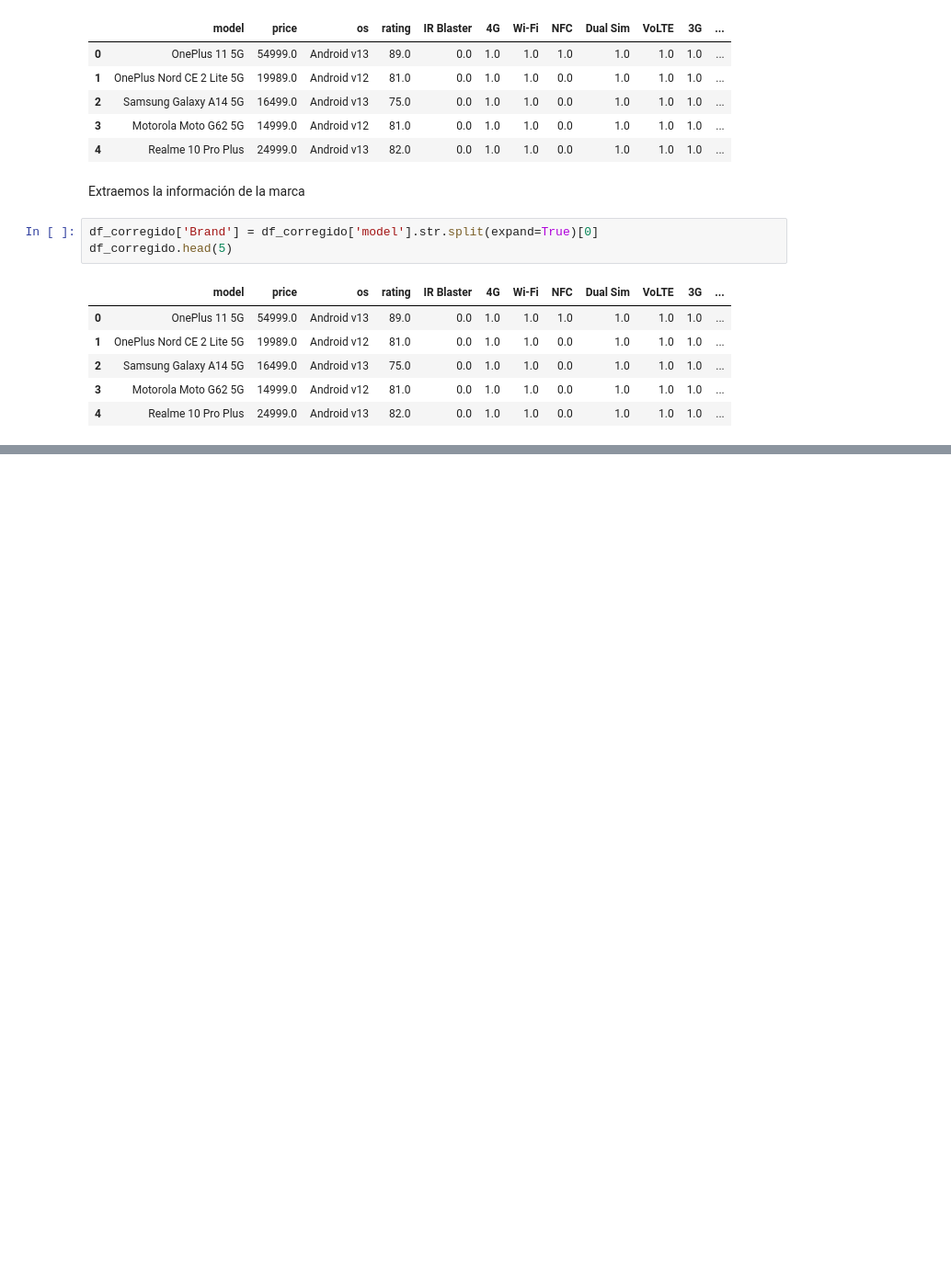
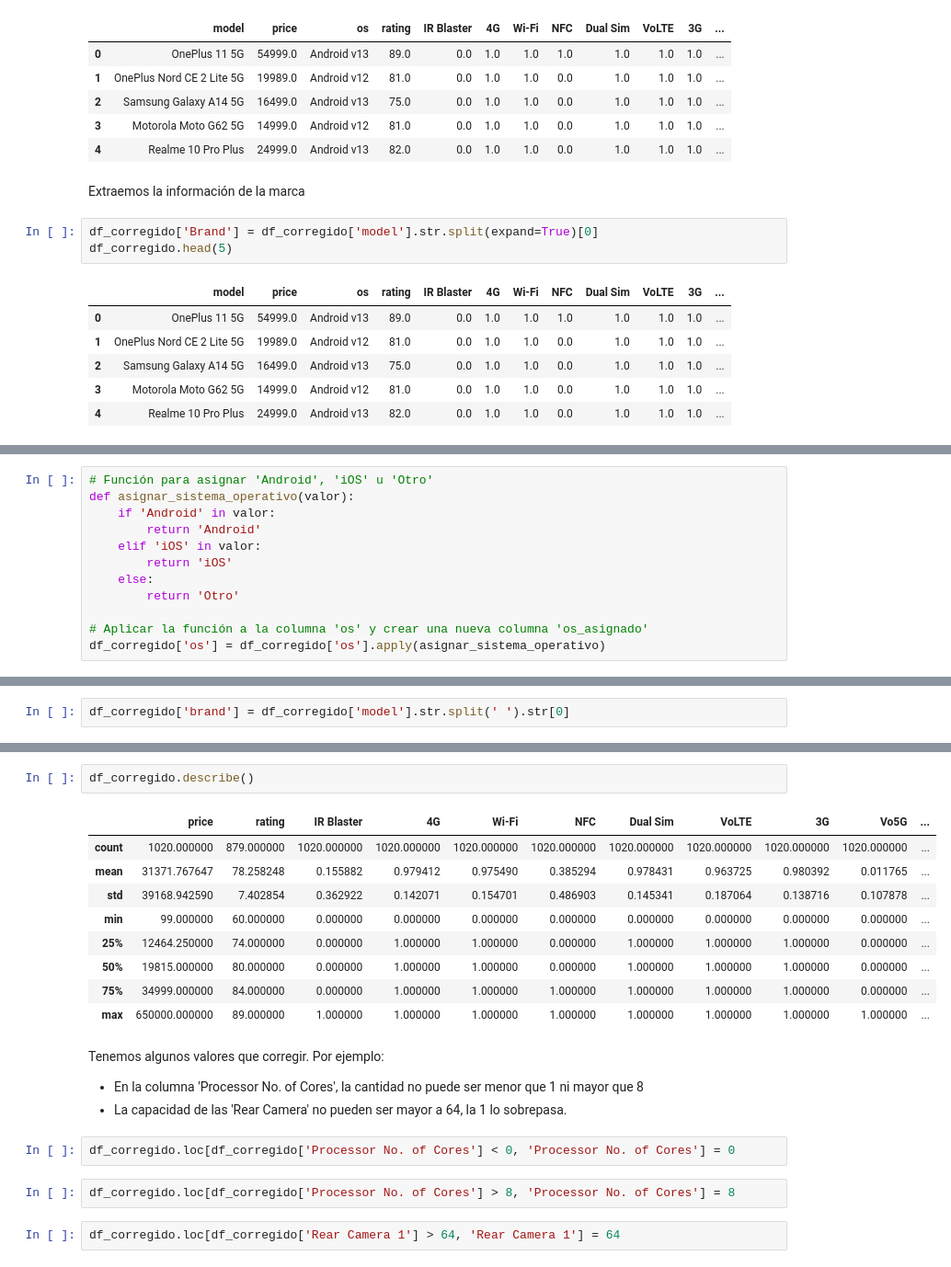
Before and after one commit to manuelangelrodr/EDA_Smartphones, a Jupyter notebook: src/notebooks/EDA_Provisional.ipynb, the cells around one changed output, grey strips where cells are left out. Shown at 92% size. Cells and saved outputs as stored; diff of their text form; blank space fills up the shorter version.

```diff
--- a/src/notebooks/EDA_Provisional.ipynb
+++ b/src/notebooks/EDA_Provisional.ipynb
@@ -818,0 +1027,12 @@ df_corregido.head(5)
+# %%
+# Función para asignar 'Android', 'iOS' u 'Otro'
+def asignar_sistema_operativo(valor):
+    if 'Android' in valor:
+        return 'Android'
+    elif 'iOS' in valor:
+        return 'iOS'
+    else:
+        return 'Otro'
+
+# Aplicar la función a la columna 'os' y crear una nueva columna 'os_asignado'
+df_corregido['os'] = df_corregido['os'].apply(asignar_sistema_operativo)
@@ -818,0 +1067,2 @@ df_corregido.head(5)
+# %%
+df_corregido['brand'] = df_corregido['model'].str.split(' ').str[0]
@@ -818,0 +1118,23 @@ df_corregido.head(5)
+# %%
+df_corregido.describe()
+# %% [output]
+|  | price | rating | IR Blaster | 4G | Wi-Fi | NFC | Dual Sim | VoLTE | 3G | Vo5G | ... |
+| count | 1020.000000 | 879.000000 | 1020.000000 | 1020.000000 | 1020.000000 | 1020.000000 | 1020.000000 | 1020.000000 | 1020.000000 | 1020.000000 | ... |
+| mean | 31371.767647 | 78.258248 | 0.155882 | 0.979412 | 0.975490 | 0.385294 | 0.978431 | 0.963725 | 0.980392 | 0.011765 | ... |
+| std | 39168.942590 | 7.402854 | 0.362922 | 0.142071 | 0.154701 | 0.486903 | 0.145341 | 0.187064 | 0.138716 | 0.107878 | ... |
+| min | 99.000000 | 60.000000 | 0.000000 | 0.000000 | 0.000000 | 0.000000 | 0.000000 | 0.000000 | 0.000000 | 0.000000 | ... |
+| 25% | 12464.250000 | 74.000000 | 0.000000 | 1.000000 | 1.000000 | 0.000000 | 1.000000 | 1.000000 | 1.000000 | 0.000000 | ... |
+| 50% | 19815.000000 | 80.000000 | 0.000000 | 1.000000 | 1.000000 | 0.000000 | 1.000000 | 1.000000 | 1.000000 | 0.000000 | ... |
+| 75% | 34999.000000 | 84.000000 | 0.000000 | 1.000000 | 1.000000 | 1.000000 | 1.000000 | 1.000000 | 1.000000 | 0.000000 | ... |
+| max | 650000.000000 | 89.000000 | 1.000000 | 1.000000 | 1.000000 | 1.000000 | 1.000000 | 1.000000 | 1.000000 | 1.000000 | ... |
+# %% [markdown]
+Tenemos algunos valores que corregir. Por ejemplo:
+
+* En la columna 'Processor No. of Cores', la cantidad no puede ser menor que 1 ni mayor que 8
+* La capacidad de las 'Rear Camera' no pueden ser mayor a 64, la 1 lo sobrepasa.
+# %%
+df_corregido.loc[df_corregido['Processor No. of Cores'] < 0, 'Processor No. of Cores'] = 0
+# %%
+df_corregido.loc[df_corregido['Processor No. of Cores'] > 8, 'Processor No. of Cores'] = 8
+# %%
+df_corregido.loc[df_corregido['Rear Camera 1'] > 64, 'Rear Camera 1'] = 64
```
Also changed, not shown: parts of 21 cells of this notebook, 1 other file.
